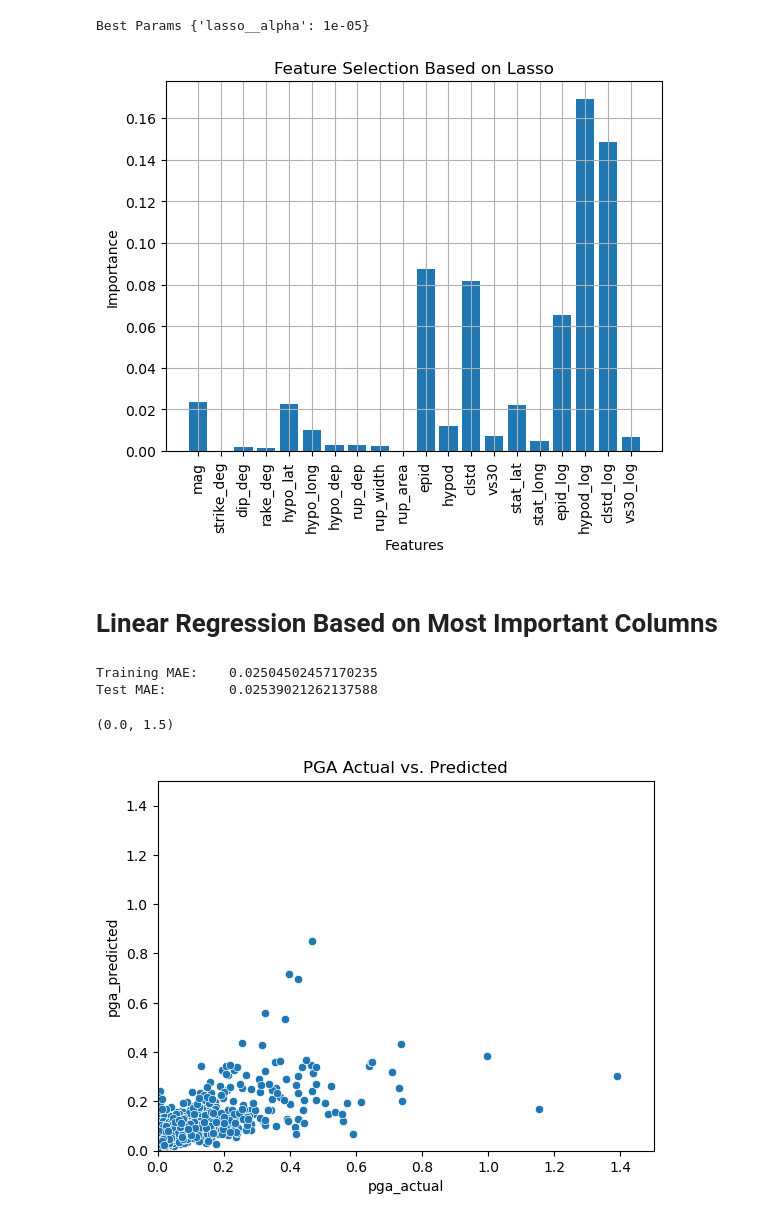
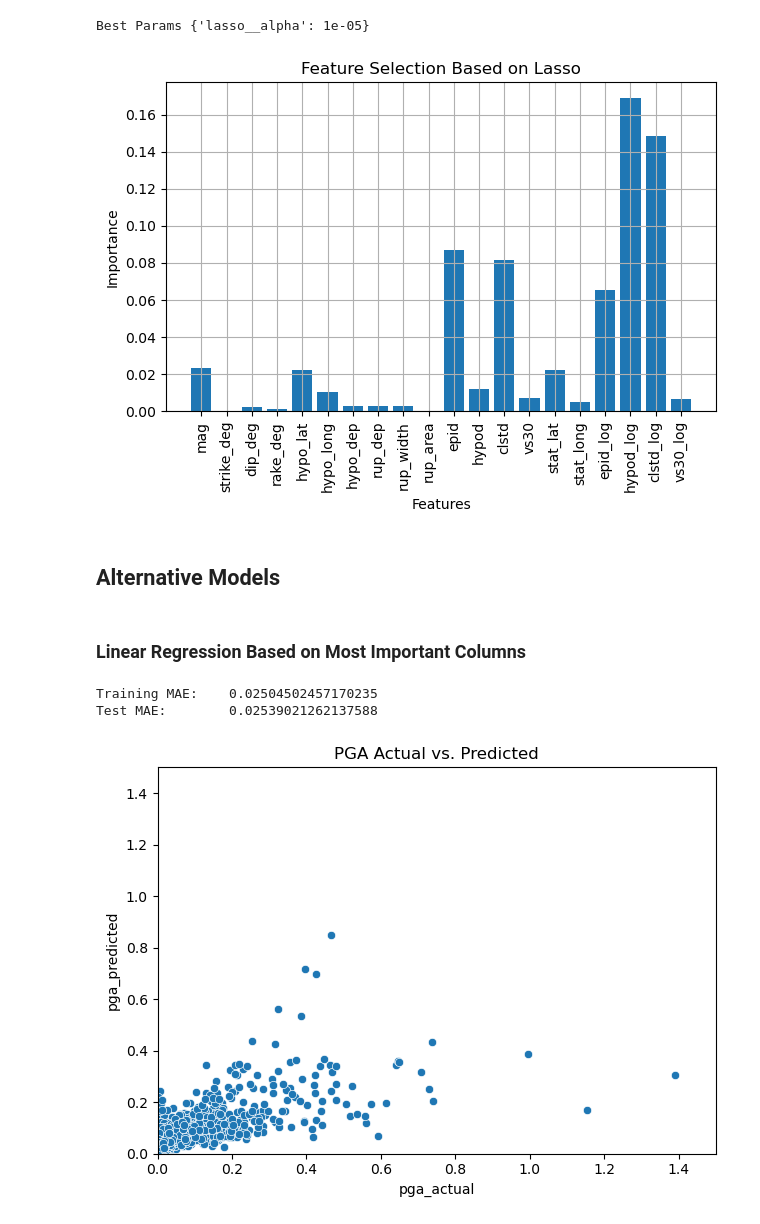
Before and after one commit to bilgeozcay/earthquake, a Jupyter notebook: analysis.ipynb, the cells around one changed output. Drawn from its saved outputs; the diff is of its cells as text; code cells hidden in the pictures.

```diff
--- a/analysis.ipynb
+++ b/analysis.ipynb
@@ -496,22 +489,26 @@ Best Params {'lasso__alpha': 1e-05}
 # %%
 col_names=X.columns
 
 # Using np.abs() to make coefficients positive
 best_coef = np.abs(lasso_cv.best_estimator_.named_steps['lasso'].coef_)
 
 # plotting the Column Names and Importance of Columns.
 plt.bar(col_names, best_coef)
 plt.xticks(rotation=90)
 plt.grid()
 
 plt.title("Feature Selection Based on Lasso")
 plt.xlabel("Features")
 plt.ylabel("Importance")
+plt.tight_layout()
+plt.savefig('images/feat_select.png')
 plt.show()
 # %% [output]
-[figure, old version]
+[figure, new version]
+# %% [markdown]
+## Alternative Models
 # %% [markdown]
-# Linear Regression Based on Most Important Columns
+### Linear Regression Based on Most Important Columns
 # %%
 #Liner regression based on most important features
 important_features = [
@@ -544,9 +541,11 @@ fig, ax = plt.subplots()
 sns.scatterplot(data=results, x='pga_actual', y='pga_predicted', ax=ax).set(title='PGA Actual vs. Predicted')
 ax.set_xlim(0,1.5)
 ax.set_ylim(0,1.5)
+plt.tight_layout()
+plt.savefig('images/linreg_actual_pred.png')
+plt.show()
 # %% [output]
 Training MAE:    0.02504502457170235
 Test MAE:        0.02539021262137588
-(0.0, 1.5)
-[figure, old version]
+[figure, new version]
 # %% [markdown]
```
Also changed, not shown: parts of 53 cells of this notebook.
